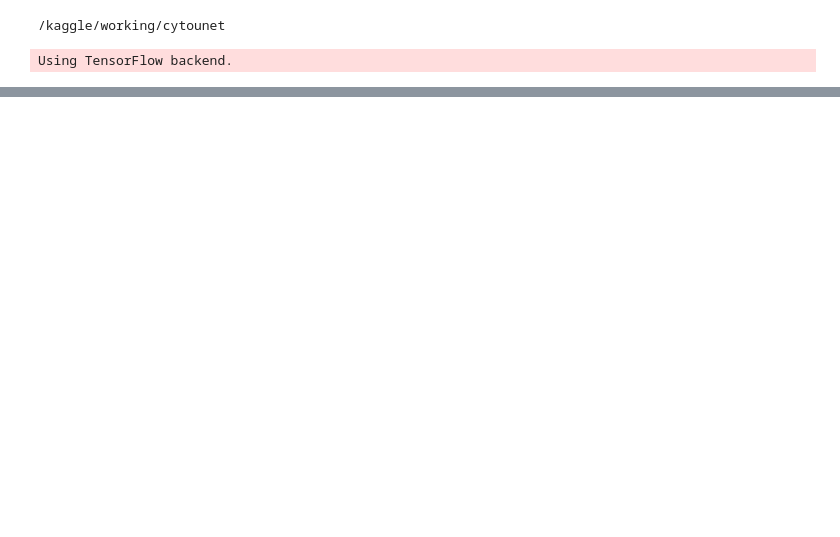
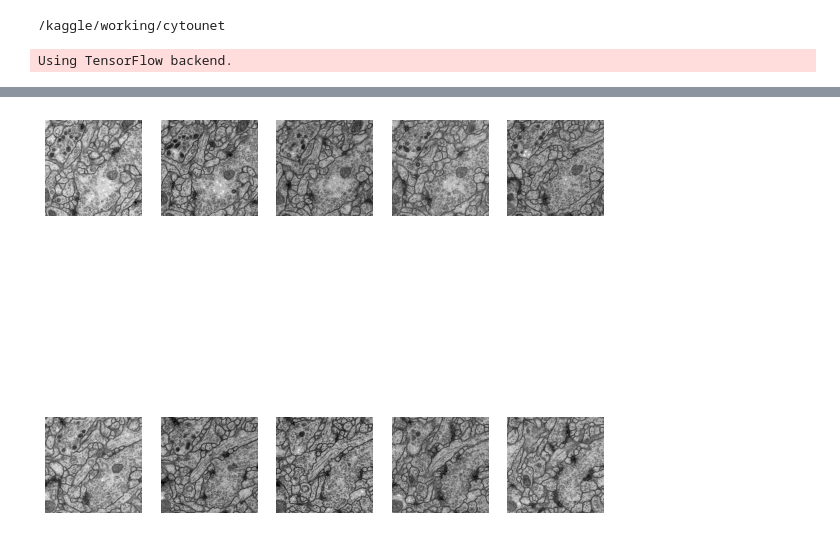
Before and after one commit to Nelson-Gon/cytounet, a Jupyter notebook: examples/example_usage.ipynb, the cells around one changed output, grey strips where cells are left out. Saved outputs shown, nothing was run; the diff lists cells and outputs as text; code cells hidden in the pictures; blank space fills up the shorter version.

```diff
--- a/examples/example_usage.ipynb
+++ b/examples/example_usage.ipynb
@@ -76,0 +71,4 @@ show_images(results, number = 10 )
+# %%
+show_images("examples/legacy/data/test", image_suffix="png", number=10)
+# %% [output]
+[figure, added]
```
Also changed, not shown: parts of 8 cells of this notebook.
